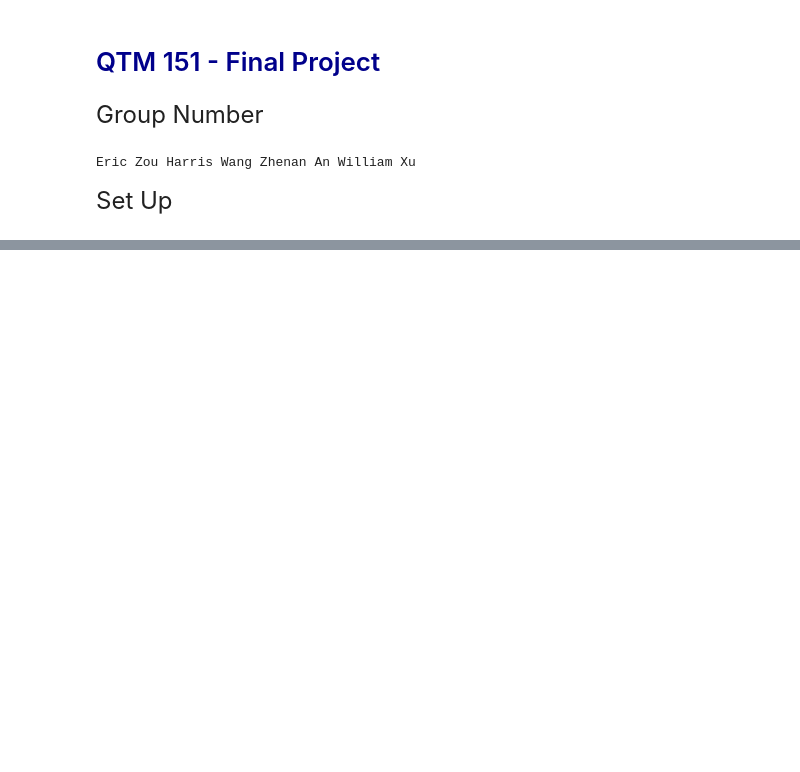
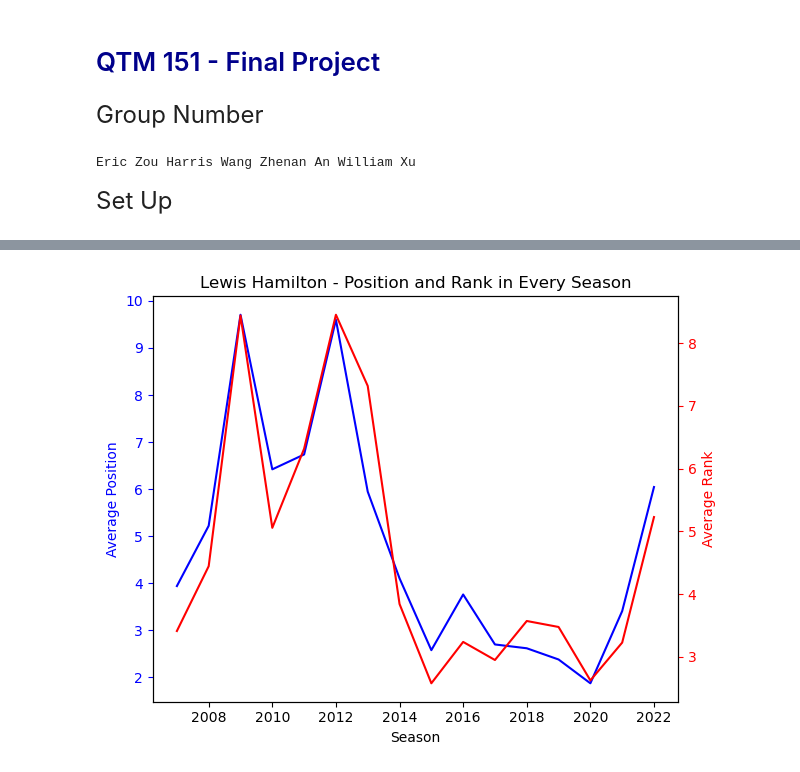
Before and after one commit to EricZou007/qtm151spring2023, a Jupyter notebook: final_project/final project.ipynb, the cells around one changed output, grey strips where cells are left out. Cells and saved outputs as stored; diff of their text form; code cells hidden in the pictures; blank space fills up the shorter version.

```diff
--- a/final_project/final project.ipynb
+++ b/final_project/final project.ipynb
@@ -135,0 +162,28 @@ print(team2_diff.mean())
+# %%
+driver_id = 1
+
+driver_data = pd.merge(results, races, on='raceId')
+driver_data = pd.merge(driver_data, seasons, on='year')
+
+driver_data = driver_data[driver_data['driverId'] == driver_id]
+driver_data['rank'] = pd.to_numeric(driver_data['rank'], errors='coerce')
+
+driver_season_data = driver_data.groupby('year').agg({'positionOrder': 'mean', 'rank': 'mean'}).reset_index()
+
+fig, ax1 = plt.subplots()
+
+ax1.plot(driver_season_data['year'], driver_season_data['positionOrder'], 'b-', label='Position')
+ax1.set_xlabel('Season')
+ax1.set_ylabel('Average Position', color='b')
+ax1.tick_params('y', colors='b')
+
+ax2 = ax1.twinx()
+ax2.plot(driver_season_data['year'], driver_season_data['rank'], 'r-', label='Rank')
+ax2.set_ylabel('Average Rank', color='r')
+ax2.tick_params('y', colors='r')
+
+fig.tight_layout()
+plt.title('Lewis Hamilton - Position and Rank in Every Season')
+plt.show()
+# %% [output]
+[figure, added]
```
Also changed, not shown: parts of 22 cells of this notebook, 3 other files.
